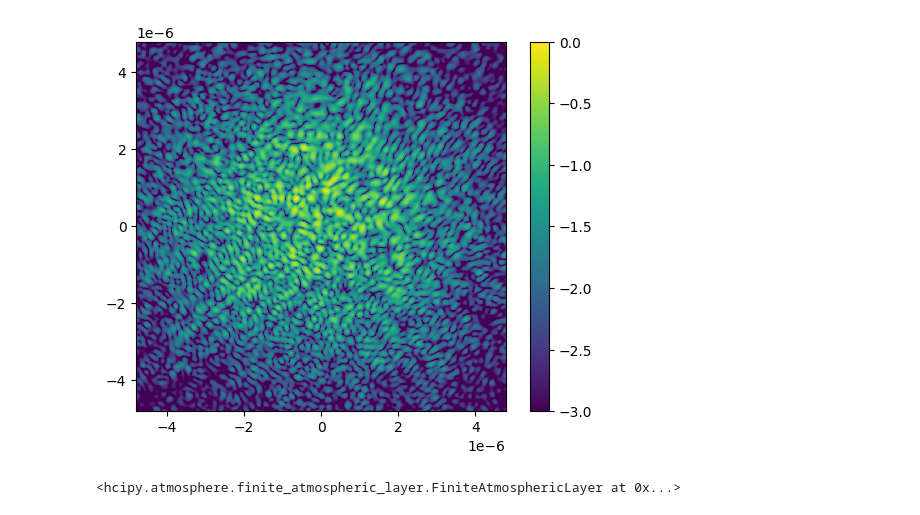
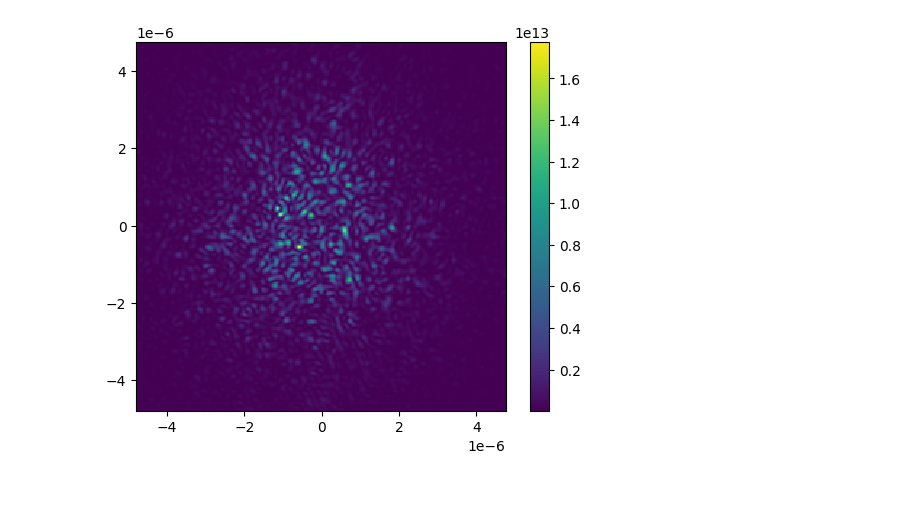
Before and after one commit to marcsgil/turbulence_dataset, a Jupyter notebook: main.ipynb, the cells around one changed output. Cells and saved outputs as stored; diff of their text form; code cells hidden in the pictures.

```diff
--- a/main.ipynb
+++ b/main.ipynb
@@ -7,32 +7,29 @@ D_tel = 8.2  # meter
 wavelength = 1e-6  # meter
 
 pupil_grid = hcipy.make_pupil_grid(512, D_tel)
-focal_grid = hcipy.make_focal_grid(32, 16, reference_wavelength=wavelength, f_number=0.3)
+focal_grid = hcipy.make_focal_grid(8, 16, reference_wavelength=wavelength, f_number=0.3)
+aperture = hcipy.make_circular_aperture(D_tel)(pupil_grid)
+
 prop = hcipy.FraunhoferPropagator(pupil_grid, focal_grid)
-
-aperture = hcipy.circular_aperture(D_tel)(pupil_grid)
 wf = hcipy.Wavefront(aperture, wavelength)
 
 fried_parameter = 0.2  # meter
 outer_scale = 20  # meter
-velocity = 10  # meter/sec
 
 Cn_squared = hcipy.Cn_squared_from_fried_parameter(fried_parameter, wavelength)
 # %%
-layer = hcipy.FiniteAtmosphericLayer(pupil_grid, Cn_squared, outer_scale, velocity)
+layer = hcipy.FiniteAtmosphericLayer(pupil_grid, Cn_squared, outer_scale)
 # %%
 layer.reset()
 img = prop(layer(wf))
+#img = layer(wf)
 
-hcipy.imshow_field(np.log10(img.intensity / img.intensity.max()), vmin=-3)
+#hcipy.imshow_field(np.log10(img.intensity / img.intensity.max()), vmin=-3)
+hcipy.imshow_field(img.intensity)
 plt.colorbar()
 plt.show()
 # %% [output]
-[figure, old version]
+[figure, new version]
-# %%
-layer.
-# %% [output]
-<hcipy.atmosphere.finite_atmospheric_layer.FiniteAtmosphericLayer at 0x...>
 # %%
 %timeit hcipy.FiniteAtmosphericLayer(pupil_grid, Cn_squared, outer_scale, velocity)
 # %% [output]
```
Also changed, not shown: parts of 3 cells of this notebook.
